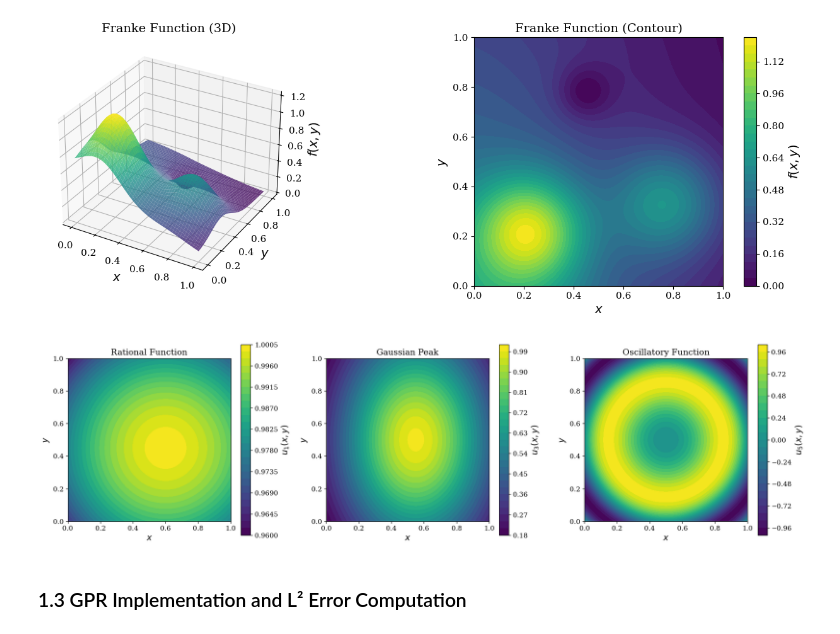
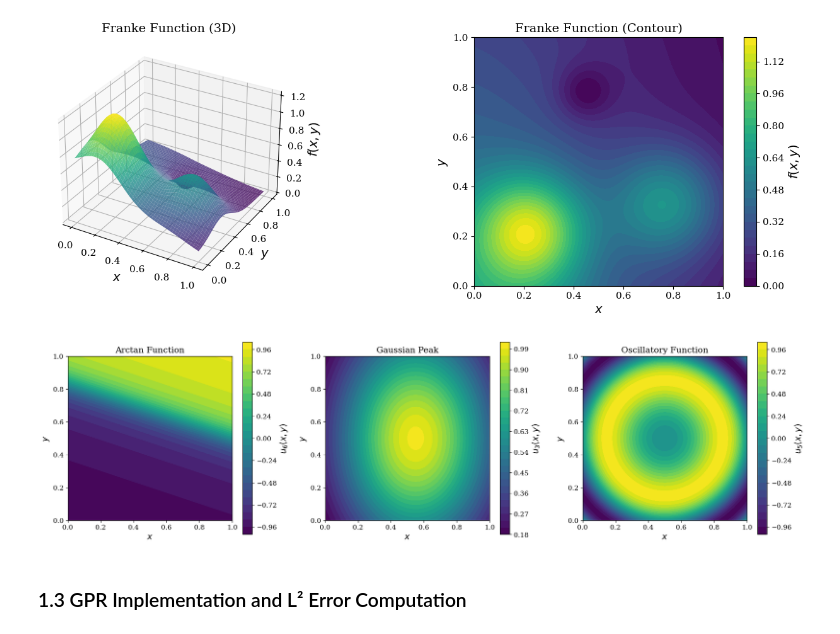
Before and after one commit to Naokikiki/Quasi-Uniform-Points, a Jupyter notebook: experiments_04_02_03_gpr_2d.ipynb, the cells around one changed output. Drawn from its saved outputs; the diff is of its cells as text; code cells hidden in the pictures.

Commit message:
add arctan function

```diff
--- a/experiments_04_02_03_gpr_2d.ipynb
+++ b/experiments_04_02_03_gpr_2d.ipynb
@@ -179,11 +179,11 @@ $$u_3(x,y) = \exp\left(-\left((2x - 1.1)^2 + 0.5(2y-1)^2\right)\right)$$
 **Oscillatory Function (adapted):**
 $$u_5(x,y) = \sin\left(\pi \left((2x-1)^2 + (2y-1)^2\right)\right)$$
 # %%
-def rational_function(X: np.ndarray) -> np.ndarray:
+def arctan_function(X: np.ndarray) -> np.ndarray:
     """
-    Rational test function adapted to [0, 1]^2.
+    Arctan test function adapted to [0, 1]^2.
 
-    Original: u_1(x,y) = 65 / (65 + (x - 0.2)^2 + (y + 0.1)^2) on [-1,1]^2
+    Original: u_6(x,y) = arctan(2(x + 3y - 1)) / arctan(2(sqrt(10) + 1)) on [-1,1]^2
     Adapted: substituting x -> 2x-1, y -> 2y-1
 
     Parameters
@@ -198,10 +198,11 @@ def rational_function(X: np.ndarray) -> np.ndarray:
     """
     x, y = X[:, 0], X[:, 1]
     # Transform to [-1, 1]^2 centered coordinates
-    x_t = 2*x - 1  # x in [-1, 1]
-    y_t = 2*y - 1  # y in [-1, 1]
+    x_t = 2*x - 1
+    y_t = 2*y - 1
 
-    return 65 / (65 + (x_t - 0.2)**2 + (y_t + 0.1)**2)
+    normalizer = np.arctan(2 * (np.sqrt(10) + 1))
+    return np.arctan(2 * (x_t + 3*y_t - 1)) / normalizer
 
 
 def gaussian_peak(X: np.ndarray) -> np.ndarray:
@@ -257,7 +258,7 @@ def oscillatory_function(X: np.ndarray) -> np.ndarray:
 # Test the additional functions
 test_points = np.array([[0.5, 0.5], [0.0, 0.0], [1.0, 1.0]])
 print("Additional test functions at test points:")
-print(f"Rational function: {rational_function(test_points)}")
+print(f"arctan function: {arctan_function(test_points)}")
 print(f"Gaussian peak: {gaussian_peak(test_points)}")
 print(f"Oscillatory function: {oscillatory_function(test_points)}")
 # %% [output]
@@ -303,44 +304,44 @@ plt.show()
 # %% [output]
 [figure]
 # %%
-# Visualize additional test functions (Rational, Gaussian Peak, Oscillatory)
+# Visualize additional test functions (arctan, Gaussian Peak, Oscillatory)
 fig, axes = plt.subplots(1, 3, figsize=(18, 5))
 
-# Rational function
-Z_rational = rational_function(XY_grid).reshape(n_grid, n_grid)
+# Arctan function
+Z_arctan = arctan_function(XY_grid).reshape(n_grid, n_grid)
 ax = axes[0]
-c = ax.contourf(X_mesh, Y_mesh, Z_rational, levels=30, cmap=cm.viridis)
-plt.colorbar(c, ax=ax, label='$u_1(x, y)$')
-ax.set_title('Rational Function')
+c = ax.contourf(X_mesh, Y_mesh, Z_arctan, levels=30, cmap=cm.viridis)
+plt.colorbar(c, ax=ax, label='$u_6(x, y)$')
+ax.set_title('Arctan Function')
 ax.set_xlabel('$x$')
 ax.set_ylabel('$y$')
 ax.set_aspect('equal')
 
 # Gaussian peak
 Z_gaussian = gaussian_peak(XY_grid).reshape(n_grid, n_grid)
 ax = axes[1]
 c = ax.contourf(X_mesh, Y_mesh, Z_gaussian, levels=30, cmap=cm.viridis)
 plt.colorbar(c, ax=ax, label='$u_3(x, y)$')
 ax.set_title('Gaussian Peak')
 ax.set_xlabel('$x$')
 ax.set_ylabel('$y$')
 ax.set_aspect('equal')
 
 # Oscillatory function
 Z_oscillatory = oscillatory_function(XY_grid).reshape(n_grid, n_grid)
 ax = axes[2]
 c = ax.contourf(X_mesh, Y_mesh, Z_oscillatory, levels=30, cmap=cm.viridis)
 plt.colorbar(c, ax=ax, label='$u_5(x, y)$')
 ax.set_title('Oscillatory Function')
 ax.set_xlabel('$x$')
 ax.set_ylabel('$y$')
 ax.set_aspect('equal')
 
 plt.tight_layout()
 plt.savefig('test_functions_2d.png', dpi=150)
 plt.show()
 # %% [output]
-[figure, old version]
+[figure, new version]
 # %% [markdown]
 ### 1.3 GPR Implementation and L² Error Computation
 # %%
```
Also changed, not shown: parts of 4 cells of this notebook.
